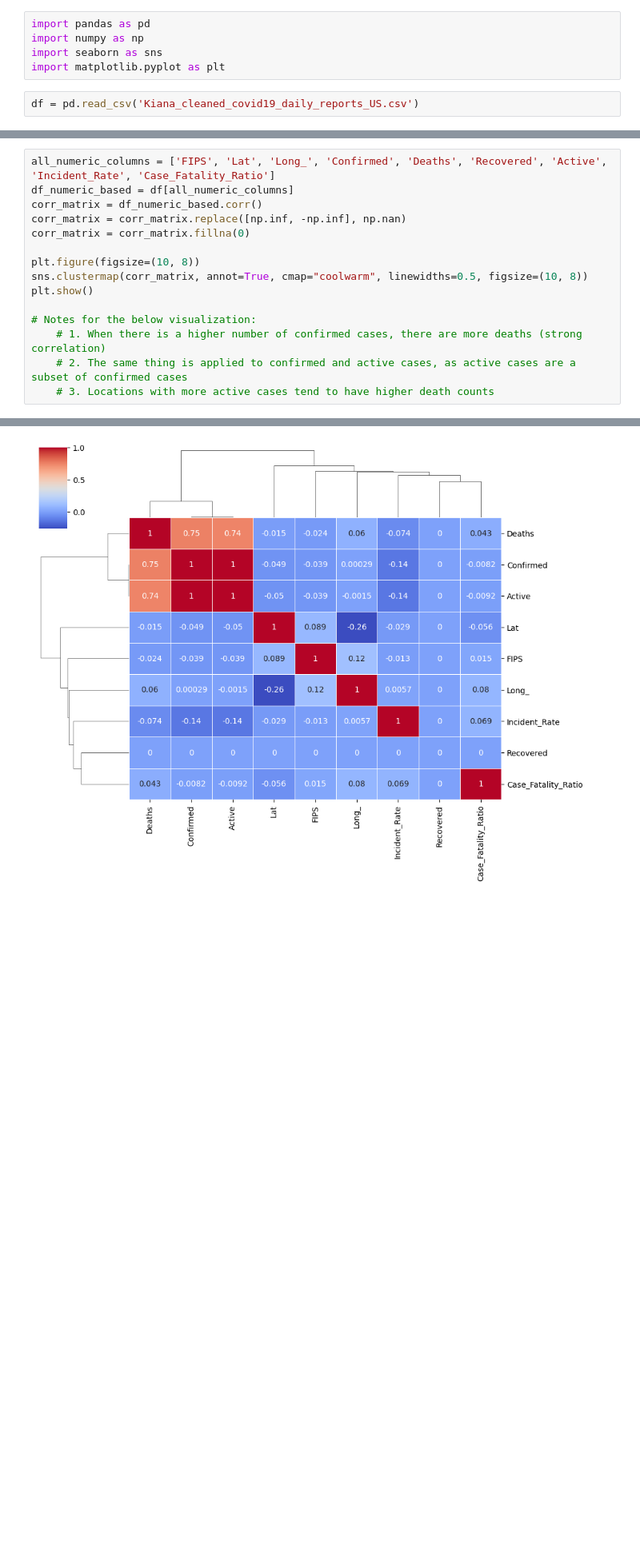
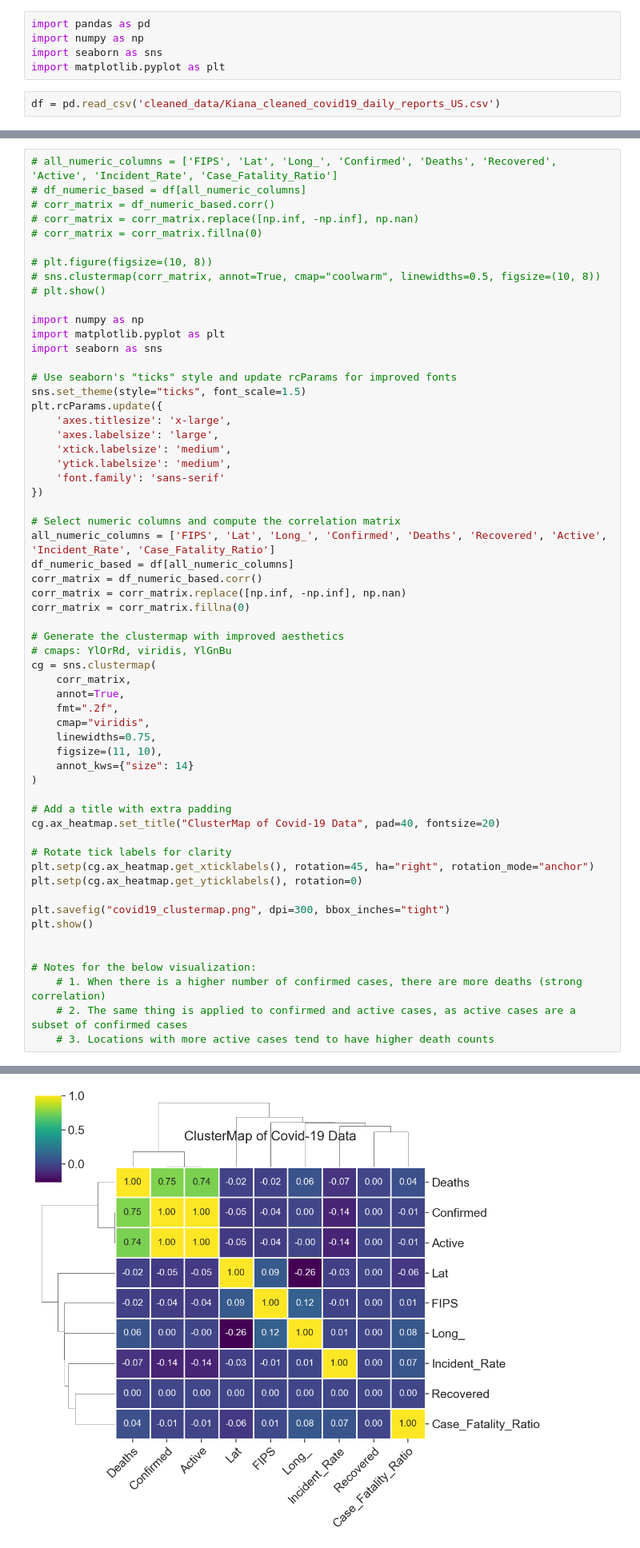
Before and after one commit to joshmatni/cs431-project, a Jupyter notebook: kiana_test.ipynb, the cells around one changed output, grey strips where cells are left out. Shown at 80% size. Drawn from its saved outputs; the diff is of its cells as text; blank space fills up the shorter version.

```diff
--- a/kiana_test.ipynb
+++ b/kiana_test.ipynb
@@ -4,7 +4,7 @@ import numpy as np
 import seaborn as sns
 import matplotlib.pyplot as plt
 # %%
-df = pd.read_csv('Kiana_cleaned_covid19_daily_reports_US.csv')
+df = pd.read_csv('cleaned_data/Kiana_cleaned_covid19_daily_reports_US.csv')
 # %%
 df.head()
 # %% [output]
@@ -83,15 +83,59 @@ List of the states: ['Alabama' 'Alaska' 'Arizona' 'Arkansas' 'California' 'Color
  'Rhode Island' 'South Carolina' 'South Dakota' 'Tennessee' 'Texas' 'Utah'
  'Vermont' 'Virginia' 'Washington' 'West Virginia' 'Wisconsin' 'Wyoming']
 # %%
+# all_numeric_columns = ['FIPS', 'Lat', 'Long_', 'Confirmed', 'Deaths', 'Recovered', 'Active', 'Incident_Rate', 'Case_Fatality_Ratio']
+# df_numeric_based = df[all_numeric_columns]
+# corr_matrix = df_numeric_based.corr()
+# corr_matrix = corr_matrix.replace([np.inf, -np.inf], np.nan)
+# corr_matrix = corr_matrix.fillna(0)
+
+# plt.figure(figsize=(10, 8))
+# sns.clustermap(corr_matrix, annot=True, cmap="coolwarm", linewidths=0.5, figsize=(10, 8))
+# plt.show()
+
+import numpy as np
+import matplotlib.pyplot as plt
+import seaborn as sns
+
+# Use seaborn's "ticks" style and update rcParams for improved fonts
+sns.set_theme(style="ticks", font_scale=1.5)
+plt.rcParams.update({
+    'axes.titlesize': 'x-large',
+    'axes.labelsize': 'large',
+    'xtick.labelsize': 'medium',
+    'ytick.labelsize': 'medium',
+    'font.family': 'sans-serif'
+})
+
+# Select numeric columns and compute the correlation matrix
 all_numeric_columns = ['FIPS', 'Lat', 'Long_', 'Confirmed', 'Deaths', 'Recovered', 'Active', 'Incident_Rate', 'Case_Fatality_Ratio']
 df_numeric_based = df[all_numeric_columns]
 corr_matrix = df_numeric_based.corr()
 corr_matrix = corr_matrix.replace([np.inf, -np.inf], np.nan)
 corr_matrix = corr_matrix.fillna(0)
 
-plt.figure(figsize=(10, 8))
-sns.clustermap(corr_matrix, annot=True, cmap="coolwarm", linewidths=0.5, figsize=(10, 8))
+# Generate the clustermap with improved aesthetics
+# cmaps: YlOrRd, viridis, YlGnBu
+cg = sns.clustermap(
+    corr_matrix,
+    annot=True,
+    fmt=".2f",
+    cmap="viridis",
+    linewidths=0.75,
+    figsize=(11, 10),
+    annot_kws={"size": 14}
+)
+
+# Add a title with extra padding
+cg.ax_heatmap.set_title("ClusterMap of Covid-19 Data", pad=40, fontsize=20)
+
+# Rotate tick labels for clarity
+plt.setp(cg.ax_heatmap.get_xticklabels(), rotation=45, ha="right", rotation_mode="anchor")
+plt.setp(cg.ax_heatmap.get_yticklabels(), rotation=0)
+
+plt.savefig("covid19_clustermap.png", dpi=300, bbox_inches="tight")
 plt.show()
+
 
 # Notes for the below visualization:
     # 1. When there is a higher number of confirmed cases, there are more deaths (strong correlation)
@@ -102,4 +145,4 @@ plt.show()
-[figure, old version]
+[figure, new version]
 # %%
 import networkx as nx
 from matplotlib.colors import to_rgb
```
Also changed, not shown: parts of 5 cells of this notebook, 2 other files.
